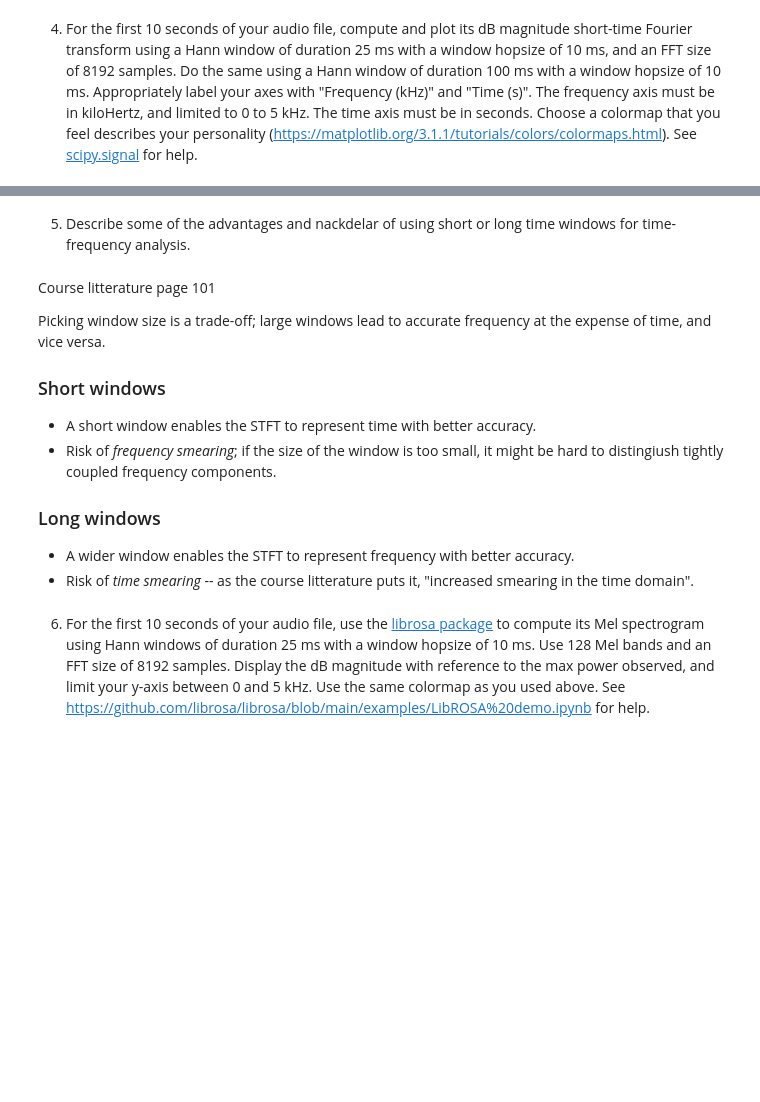
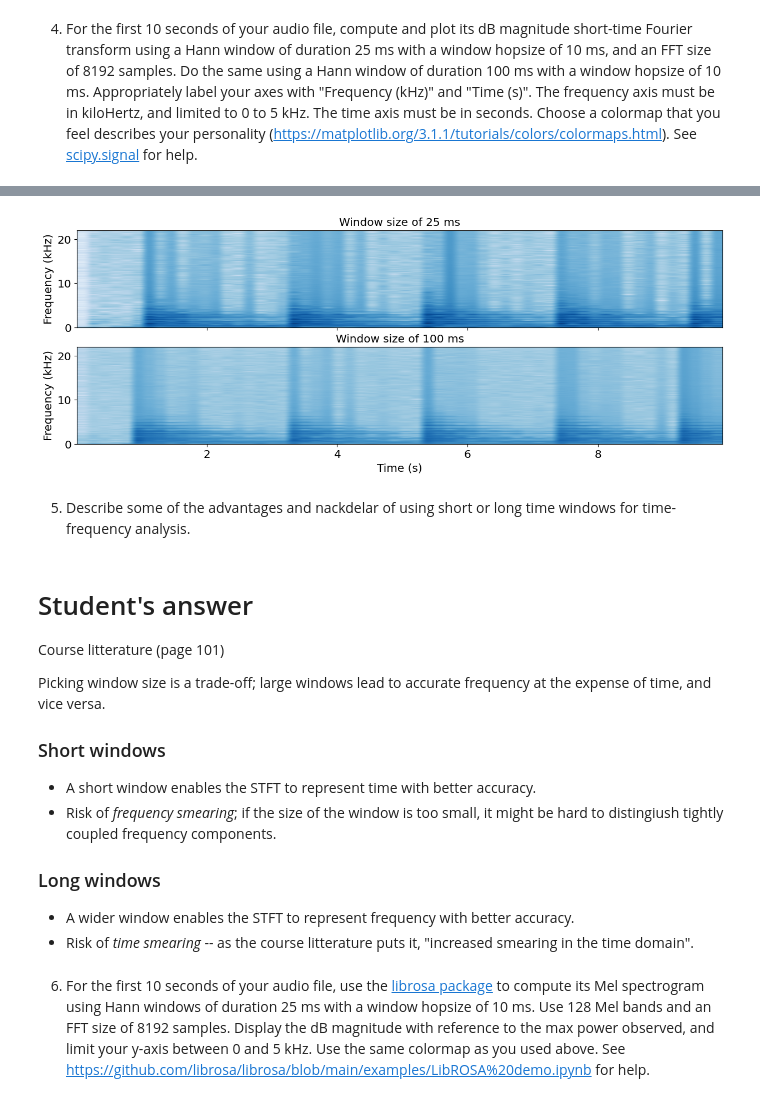
Before and after one commit to LinusOstlund/DT2470, a Jupyter notebook: labs/lab-1-signal-processing/DT2470_lab01-1.ipynb, the cells around one changed output, grey strips where cells are left out. Saved outputs shown, nothing was run; the diff lists cells and outputs as text; code cells hidden in the pictures; blank space fills up the shorter version.

```diff
--- a/labs/lab-1-signal-processing/DT2470_lab01-1.ipynb
+++ b/labs/lab-1-signal-processing/DT2470_lab01-1.ipynb
@@ -252,7 +220,51 @@ array([[ 0.36632521+0.j        , -0.22676534+0.j        ,
+# %%
+
+
+L = len(FIRST_TEN_SECONDS) # length of audio (in samples)
+H = int(SAMPLE_RATE / 1000 * 10) # hop size
+
+#w_hanning = np.hanning(N)
+
+#X = stft_basic(FIRST_TEN_SECONDS, w_hanning, H)
+#Y = np.abs(X)**2
+
+fig, axs = plt.subplots(2, sharey=True, sharex=True)
+
+
+axs[0].specgram(FIRST_TEN_SECONDS,
+                Fs=SAMPLE_RATE,
+                NFFT=8192, # should be number of bins
+                window=np.hanning(8192),
+                pad_to = int(SAMPLE_RATE/1000*25), # 25ms
+                mode='magnitude',
+                noverlap=int(SAMPLE_RATE/1000*15), # overlapping is 15ms ([Window size] - [hop size])
+                cmap = "Blues"
+                )
+
+axs[1].specgram(FIRST_TEN_SECONDS,
+                Fs=SAMPLE_RATE,
+                NFFT=8192,
+                pad_to = int(SAMPLE_RATE/1000*100), # 100ms
+                window=np.hanning(8192),
+                mode='magnitude',
+                noverlap=int(SAMPLE_RATE/1000*15),
+                cmap = "Blues"
+                )
+
+axs[0].set_ylabel("Frequency (kHz)")
+axs[1].set_ylabel("Frequency (kHz)")
+axs[0].set_yticklabels([0, 10, 20])
+axs[1].set_xlabel("Time (s)")
+axs[0].set_title("Window size of 25 ms")
+axs[1].set_title("Window size of 100 ms")
+fig.set_label("Ten first seconds of audio sample")
+# %% [output]
+[figure, added]
 # %% [markdown]
 5. Describe some of the advantages and nackdelar of using short or long time windows for time-frequency analysis.
 # %% [markdown]
-Course litterature page 101
+# Student's answer
+Course litterature (page 101)
 
 Picking window size is a trade-off; large windows lead to accurate frequency at the expense of time, and vice versa.
 
```
Also changed, not shown: parts of 10 cells of this notebook, 2 other files.
